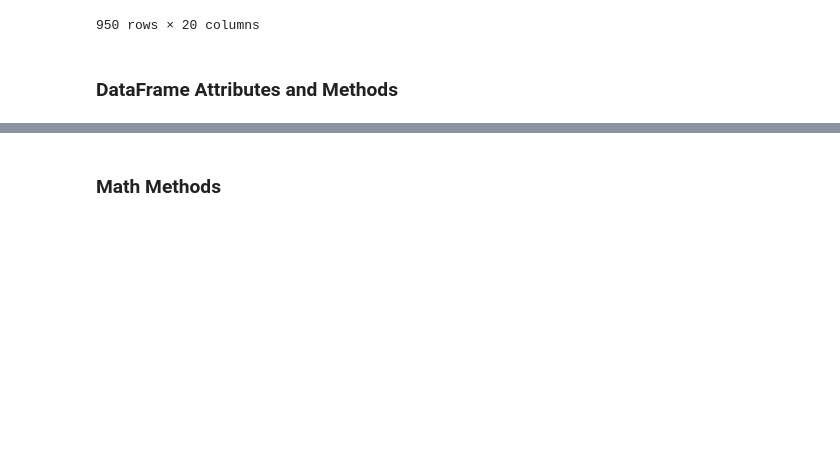
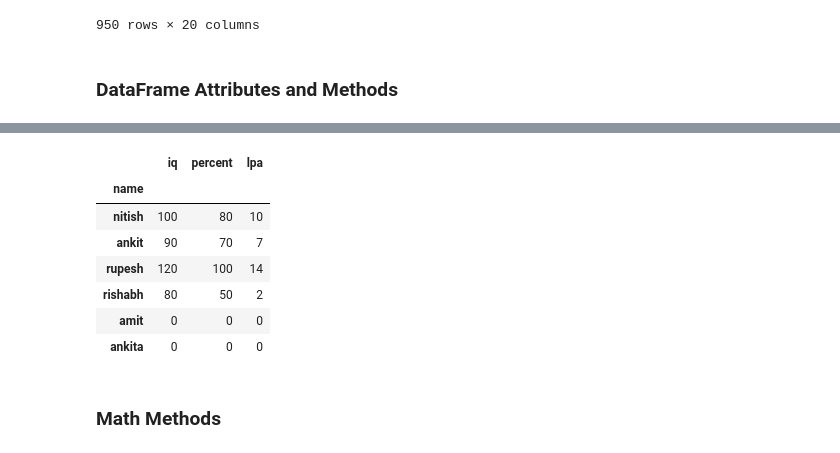
Before and after one commit to chakrishabad-23/Machine-Learning, a Jupyter notebook: session_17_pandas_dataframes.ipynb, the cells around one changed output, grey strips where cells are left out. Drawn from its saved outputs; the diff is of its cells as text; code cells hidden in the pictures; blank space fills up the shorter version.

```diff
--- a/session_17_pandas_dataframes.ipynb
+++ b/session_17_pandas_dataframes.ipynb
@@ -162,5 +293,16 @@ students
 # %%
 students.rename(columns={'marks':'percent','package':'lpa'},inplace=True)
+# %%
+students
+# %% [output]
+|  | iq | percent | lpa |
+| name |  |  |  |
+| nitish | 100 | 80 | 10 |
+| ankit | 90 | 70 | 7 |
+| rupesh | 120 | 100 | 14 |
+| rishabh | 80 | 50 | 2 |
+| amit | 0 | 0 | 0 |
+| ankita | 0 | 0 | 0 |
 # %% [markdown]
 ### Math Methods
 # %%
```
Also changed, not shown: parts of 53 cells of this notebook.
